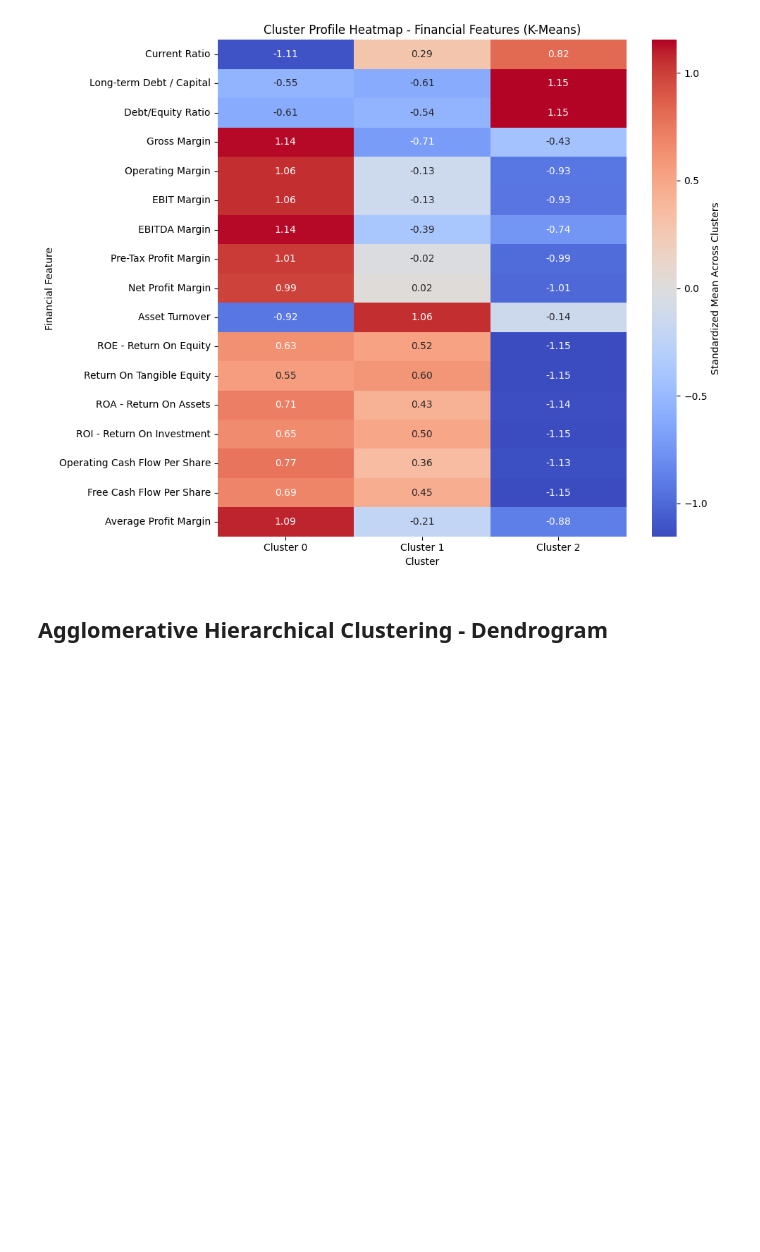
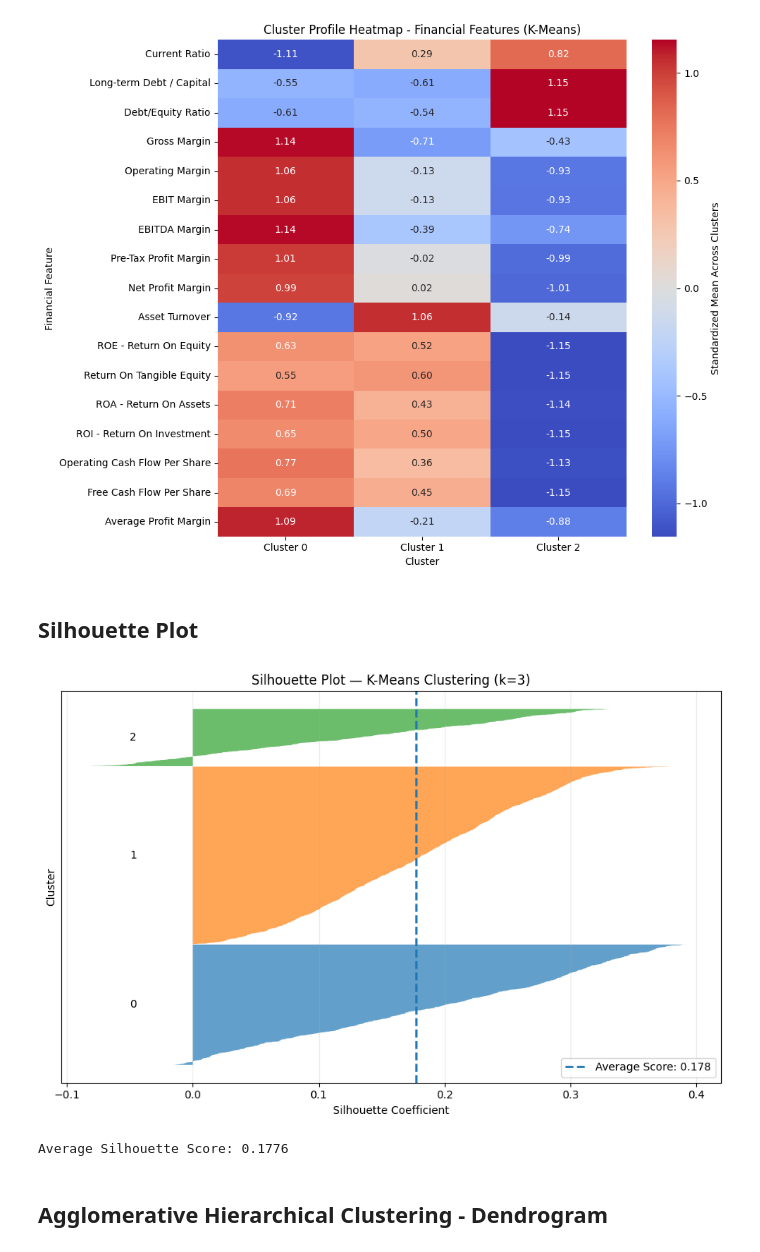
Before and after one commit to rishitkumar8/Business-Financial-Health-Credit-Risk-Intelligence-Platform, a Jupyter notebook: notebooks/clustering.ipynb, the cells around one changed output. Drawn from its saved outputs; the diff is of its cells as text; code cells hidden in the pictures; blank space fills up the shorter version.

Commit message:
silhouette plot

```diff
--- a/notebooks/clustering.ipynb
+++ b/notebooks/clustering.ipynb
@@ -231,6 +231,79 @@ plt.tight_layout()
 plt.show()
 # %% [output]
 [figure]
+# %% [markdown]
+## Silhouette Plot
+# %%
+
+import numpy as np
+import matplotlib.pyplot as plt
+from sklearn.metrics import silhouette_samples, silhouette_score
+
+# Use the existing K-Means labels
+cluster_labels = kmeans_labels
+n_clusters = len(np.unique(cluster_labels))
+
+# Calculate silhouette scores
+sample_silhouette_values = silhouette_samples(
+    X_cluster, cluster_labels
+)
+average_silhouette_score = silhouette_score(
+    X_cluster, cluster_labels
+)
+
+# Create silhouette plot
+fig, ax = plt.subplots(figsize=(9, 6))
+
+y_lower = 10
+
+for i in range(n_clusters):
+    # Get and sort silhouette scores for this cluster
+    cluster_silhouette_values = sample_silhouette_values[
+        cluster_labels == i
+    ]
+    cluster_silhouette_values.sort()
+
+    size_cluster_i = cluster_silhouette_values.shape[0]
+    y_upper = y_lower + size_cluster_i
+
+    ax.fill_betweenx(
+        np.arange(y_lower, y_upper),
+        0,
+        cluster_silhouette_values,
+        alpha=0.7
+    )
+
+    ax.text(
+        -0.05,
+        y_lower + size_cluster_i / 2,
+        str(i),
+        va="center"
+    )
+
+    y_lower = y_upper + 10
+
+# Average silhouette score reference line
+ax.axvline(
+    x=average_silhouette_score,
+    linestyle="--",
+    linewidth=2,
+    label=f"Average Score: {average_silhouette_score:.3f}"
+)
+
+ax.set_title("Silhouette Plot — K-Means Clustering (k=3)")
+ax.set_xlabel("Silhouette Coefficient")
+ax.set_ylabel("Cluster")
+ax.set_yticks([])
+ax.legend(loc="best")
+ax.grid(axis="x", alpha=0.25)
+
+plt.tight_layout()
+plt.show()
+
+print(f"Average Silhouette Score: {average_silhouette_score:.4f}")
+# %% [output]
+[figure, added]
+Average Silhouette Score: 0.1776
 # %% [markdown]
 ## Agglomerative Hierarchical Clustering - Dendrogram
 # %%
```
